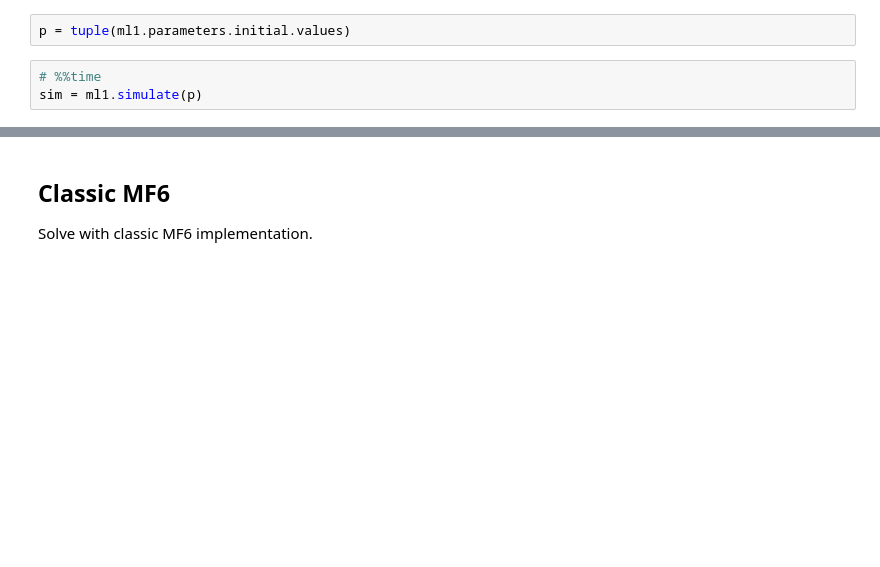
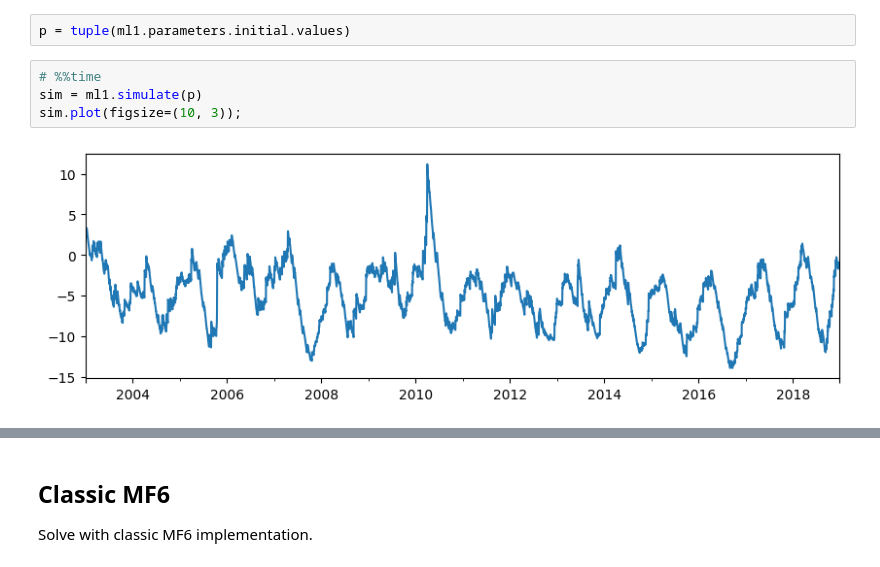
Before and after one commit to pastas/pastas-plugins, a Jupyter notebook: docs/examples/modflow_api.ipynb, the cells around one changed output, grey strips where cells are left out. Drawn from its saved outputs; the diff is of its cells as text; blank space fills up the shorter version.

```diff
--- a/docs/examples/modflow_api.ipynb
+++ b/docs/examples/modflow_api.ipynb
@@ -50,6 +82,9 @@ p = tuple(ml1.parameters.initial.values)
 # %%
 # %%time
 sim = ml1.simulate(p)
+sim.plot(figsize=(10, 3));
+# %% [output]
+[figure, added]
 # %%
 with SolveTimer() as t:
     ml1.solve(diff_step=1e-4, callback=t.timer)
```
Also changed, not shown: parts of 16 cells of this notebook.
